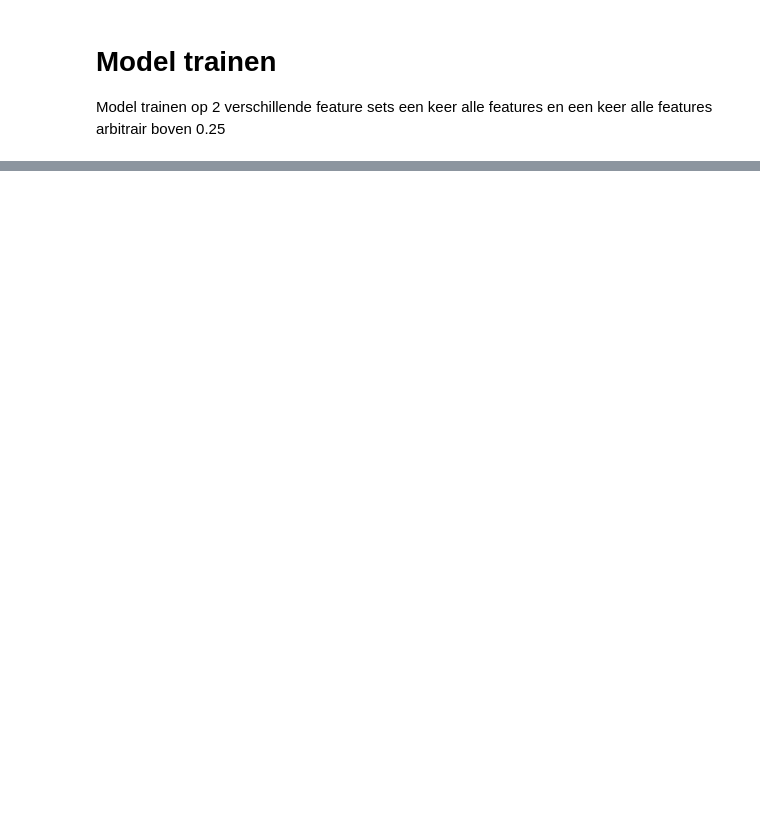
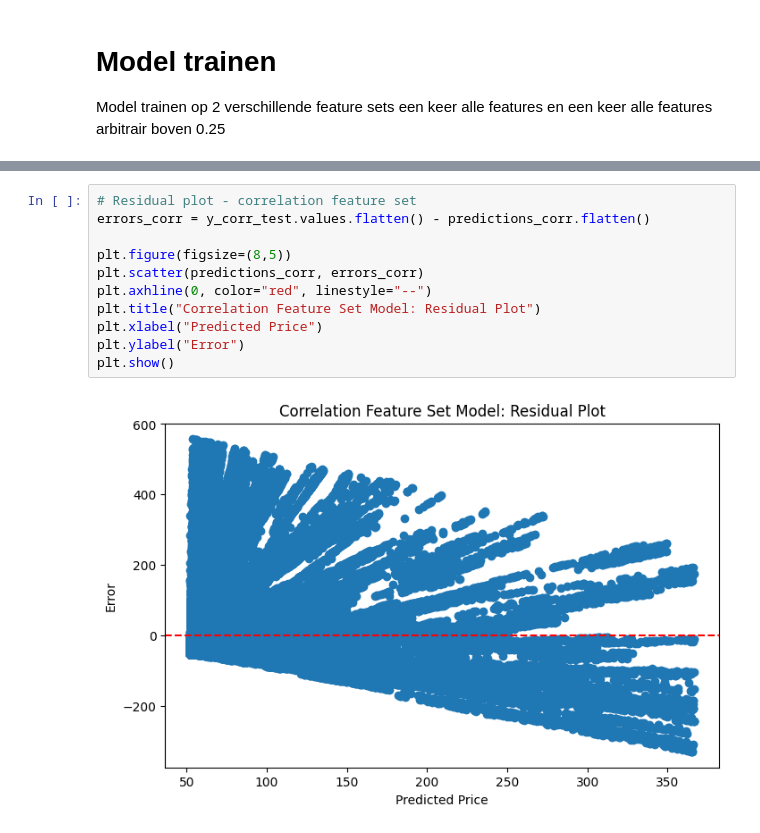
Before and after one commit to ayoub-lafhailat/Value-Investing, a Jupyter notebook: Models/Baseline.ipynb, the cells around one changed output, grey strips where cells are left out. Drawn from its saved outputs; the diff is of its cells as text; blank space fills up the shorter version.

```diff
--- a/Models/Baseline.ipynb
+++ b/Models/Baseline.ipynb
@@ -633,0 +823,13 @@ Model trainen op 2 verschillende feature sets een keer alle features en een keer
+# %%
+# Residual plot - correlation feature set
+errors_corr = y_corr_test.values.flatten() - predictions_corr.flatten()
+
+plt.figure(figsize=(8,5))
+plt.scatter(predictions_corr, errors_corr)
+plt.axhline(0, color="red", linestyle="--")
+plt.title("Correlation Feature Set Model: Residual Plot")
+plt.xlabel("Predicted Price")
+plt.ylabel("Error")
+plt.show()
+# %% [output]
+[figure, added]
```
Also changed, not shown: parts of 43 cells of this notebook.
